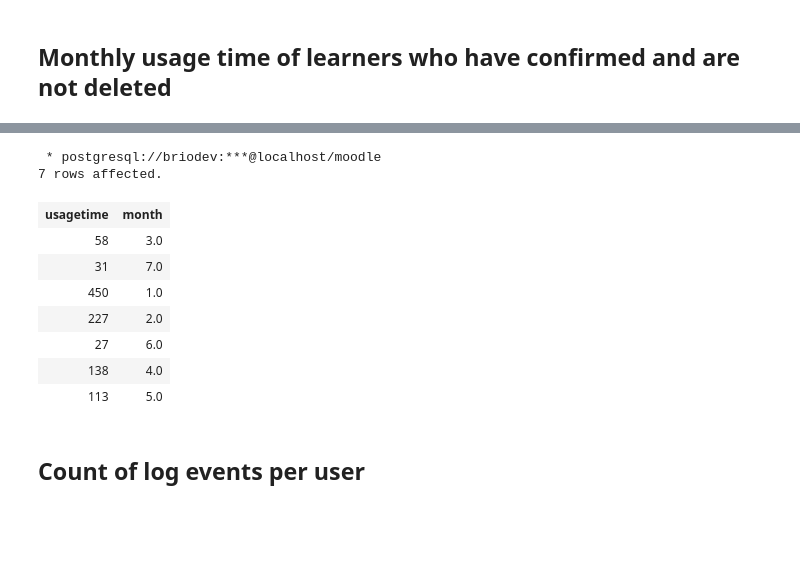
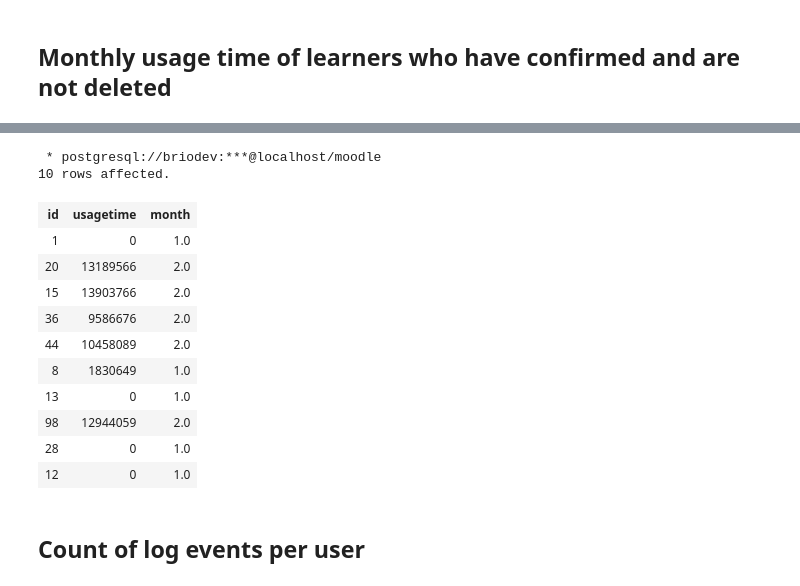
Before and after one commit to BrianOdhiambo/Education-Data-Log-Analysis, a Jupyter notebook: notebooks/Postgress_connect.ipynb, the cells around one changed output, grey strips where cells are left out. Saved outputs shown, nothing was run; the diff lists cells and outputs as text; code cells hidden in the pictures; blank space fills up the shorter version.

```diff
--- a/notebooks/Postgress_connect.ipynb
+++ b/notebooks/Postgress_connect.ipynb
@@ -313,18 +214,22 @@ group by EXTRACT(HOUR FROM to_timestamp(timecreated));
 # %%
 %%sql
-SELECT COUNT(lastaccess - firstaccess) AS usagetime, EXTRACT (MONTH FROM to_timestamp(firstaccess)) AS month
-FROM mdl_user WHERE confirmed = 1 AND deleted = 0 GROUP BY EXTRACT (MONTH FROM to_timestamp(firstaccess))
+SELECT id, lastaccess - firstaccess AS usagetime,
+EXTRACT(MONTH FROM to_timestamp (firstaccess)) AS Month
+FROM mdl_user WHERE confirmed = 1 AND deleted = 0 LIMIT 10;
 # %% [output]
  * postgresql://briodev:***@localhost/moodle
-7 rows affected.
+10 rows affected.
-| usagetime | month |
-| 58 | 3.0 |
-| 31 | 7.0 |
-| 450 | 1.0 |
-| 227 | 2.0 |
-| 27 | 6.0 |
-| 138 | 4.0 |
-| 113 | 5.0 |
+| id | usagetime | month |
+| 1 | 0 | 1.0 |
+| 20 | 13189566 | 2.0 |
+| 15 | 13903766 | 2.0 |
+| 36 | 9586676 | 2.0 |
+| 44 | 10458089 | 2.0 |
+| 8 | 1830649 | 1.0 |
+| 13 | 0 | 1.0 |
+| 98 | 12944059 | 2.0 |
+| 28 | 0 | 1.0 |
+| 12 | 0 | 1.0 |
 # %% [markdown]
 ## Count of log events per user
 # %% [markdown]
```
Also changed, not shown: parts of 64 cells of this notebook.
